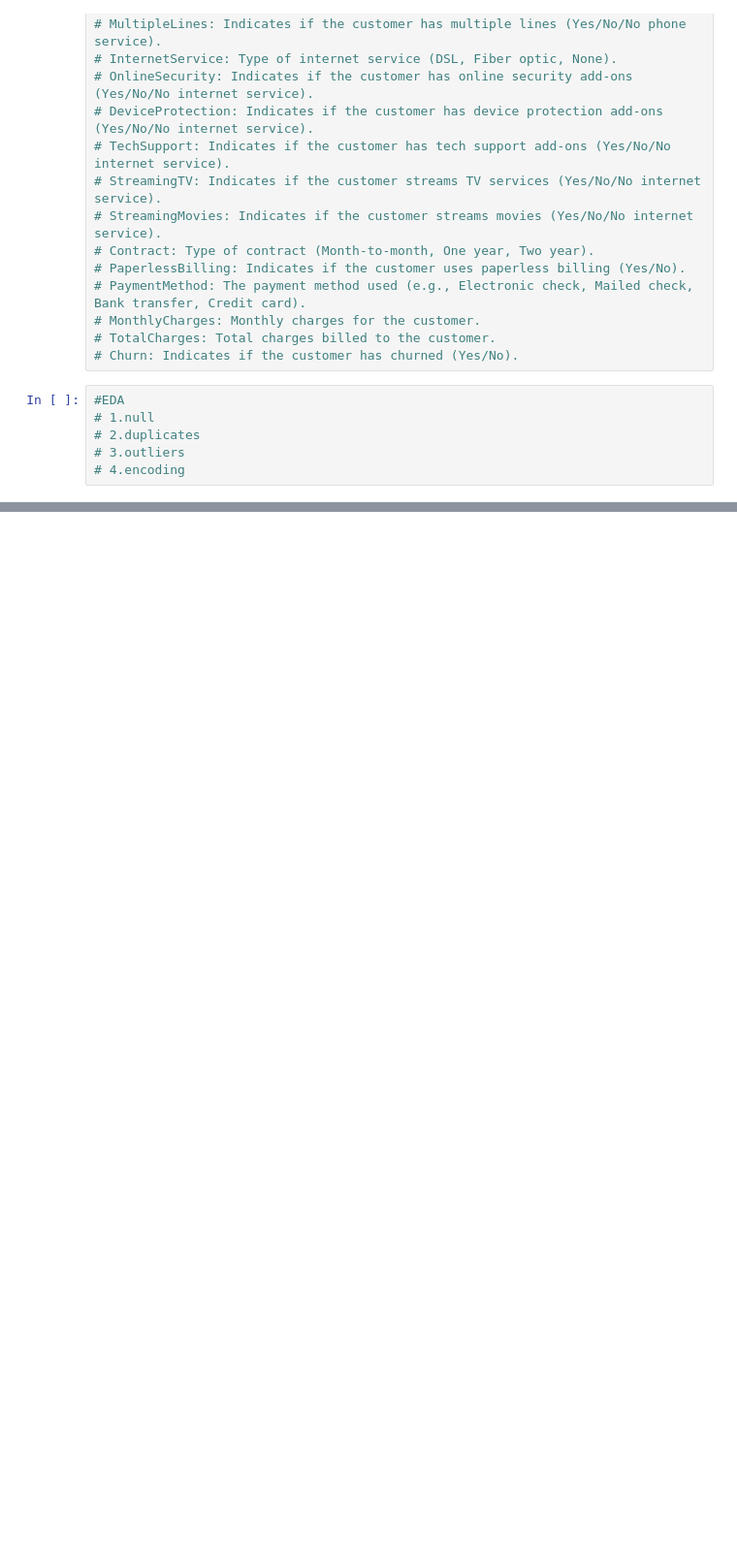
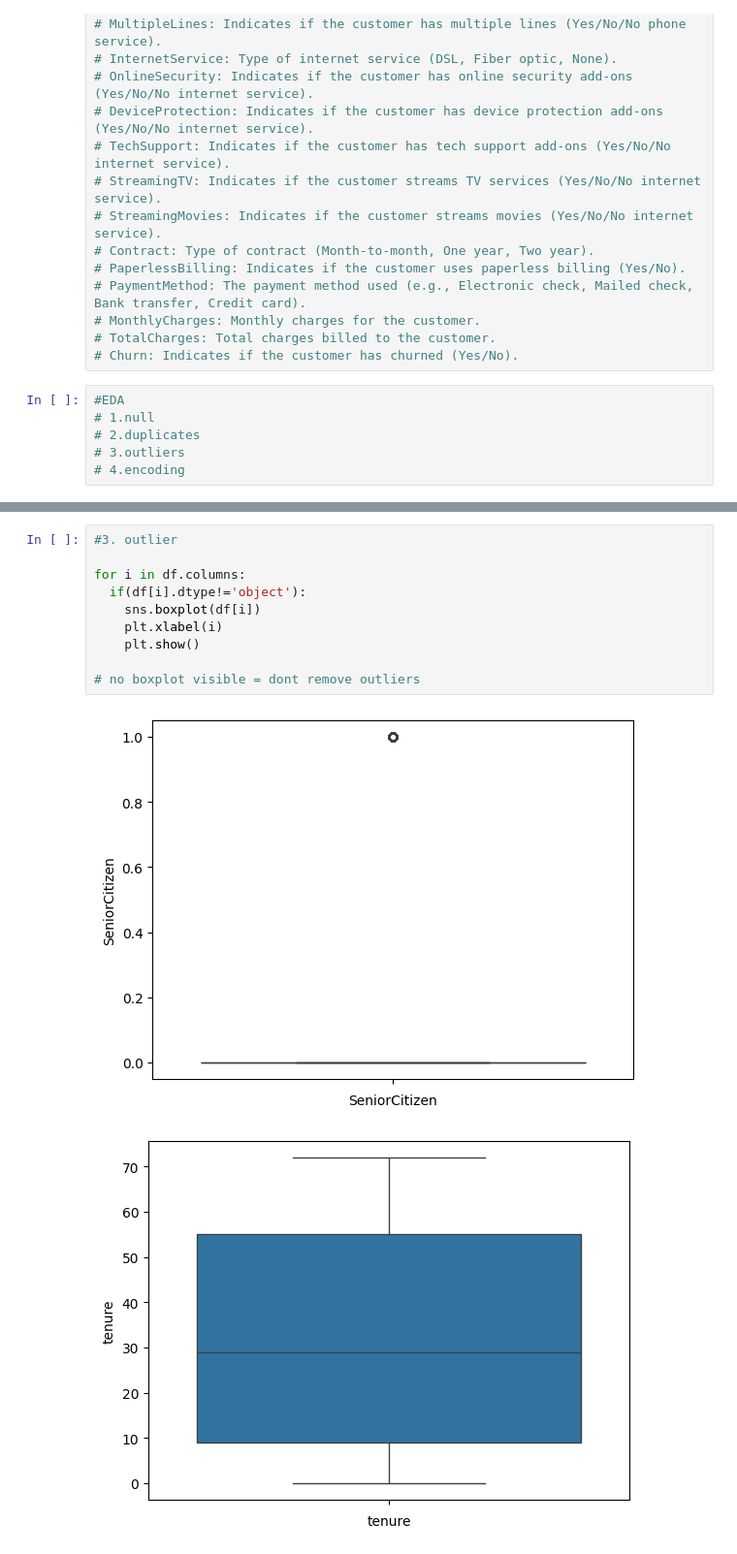
Before and after one commit to HarshaPriya03/PythonLearning, a Jupyter notebook: RandomForestHandsOn_Aisha(05_04).ipynb, the cells around one changed output, grey strips where cells are left out. Shown at 97% size. Cells and saved outputs as stored; diff of their text form; blank space fills up the shorter version.

```diff
--- a/RandomForestHandsOn_Aisha(05_04).ipynb
+++ b/RandomForestHandsOn_Aisha(05_04).ipynb
@@ -57,0 +103,13 @@ df
+# %%
+#3. outlier
+
+for i in df.columns:
+  if(df[i].dtype!='object'):
+    sns.boxplot(df[i])
+    plt.xlabel(i)
+    plt.show()
+
+# no boxplot visible = dont remove outliers
+# %% [output]
+[figure, added]
+[figure, added]
```
Also changed, not shown: parts of 43 cells of this notebook.
